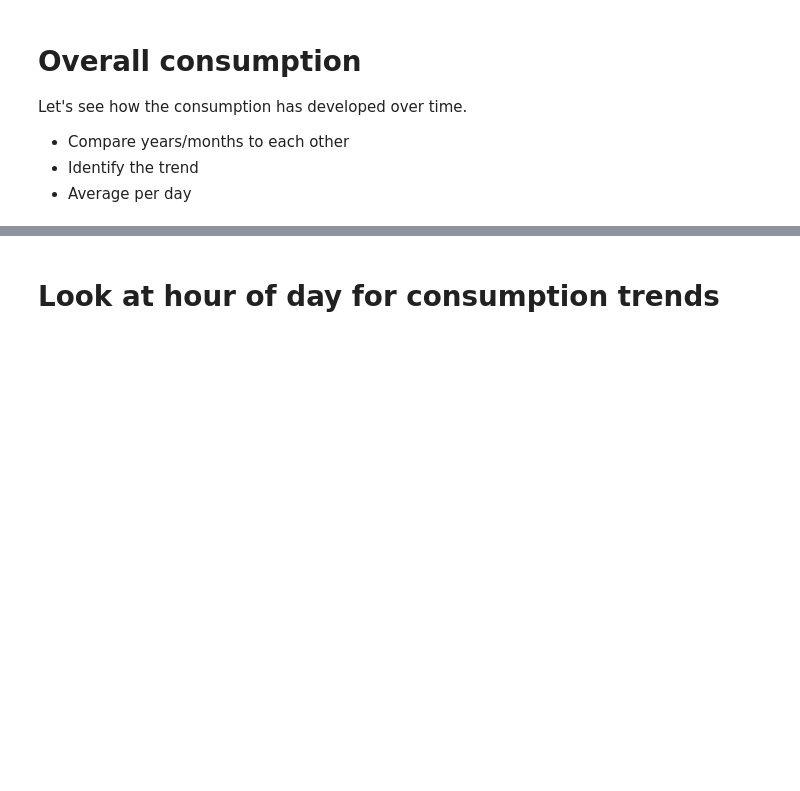
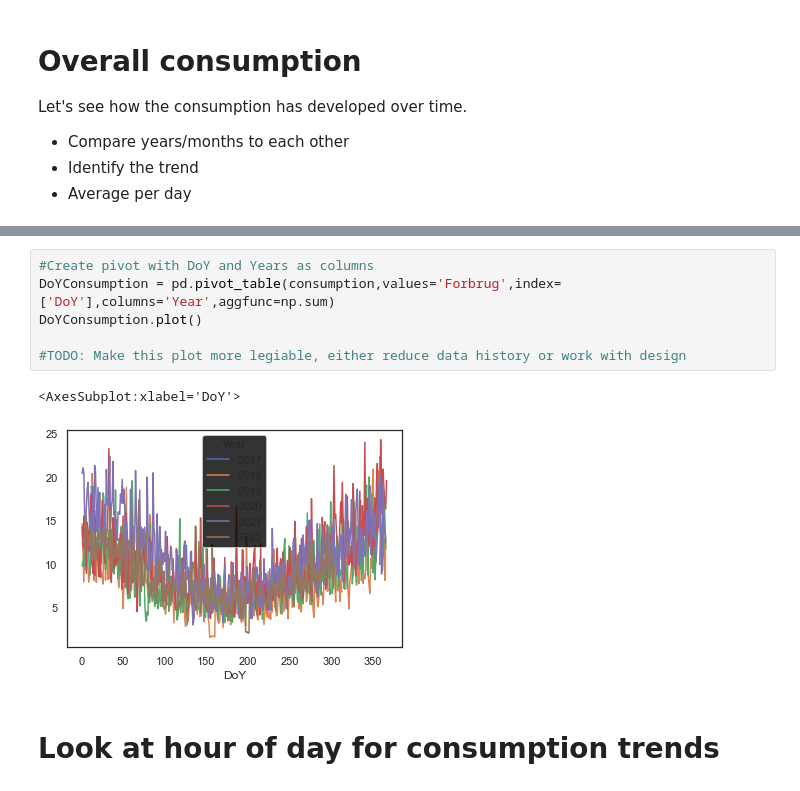
Before and after one commit to jriisj/UtilitiesConsumptionADE, a Jupyter notebook: src/index.ipynb, the cells around one changed output, grey strips where cells are left out. Drawn from its saved outputs; the diff is of its cells as text; blank space fills up the shorter version.

```diff
--- a/src/index.ipynb
+++ b/src/index.ipynb
@@ -95,3 +96,12 @@ monthconsumption
+# %%
+#Create pivot with DoY and Years as columns
+DoYConsumption = pd.pivot_table(consumption,values='Forbrug',index=['DoY'],columns='Year',aggfunc=np.sum)
+DoYConsumption.plot()
+
+#TODO: Make this plot more legiable, either reduce data history or work with design
+# %% [output]
+<AxesSubplot:xlabel='DoY'>
+[figure, added]
 # %% [markdown]
 # Look at hour of day for consumption trends
 # %% [markdown]
```
Also changed, not shown: parts of 6 cells of this notebook.
